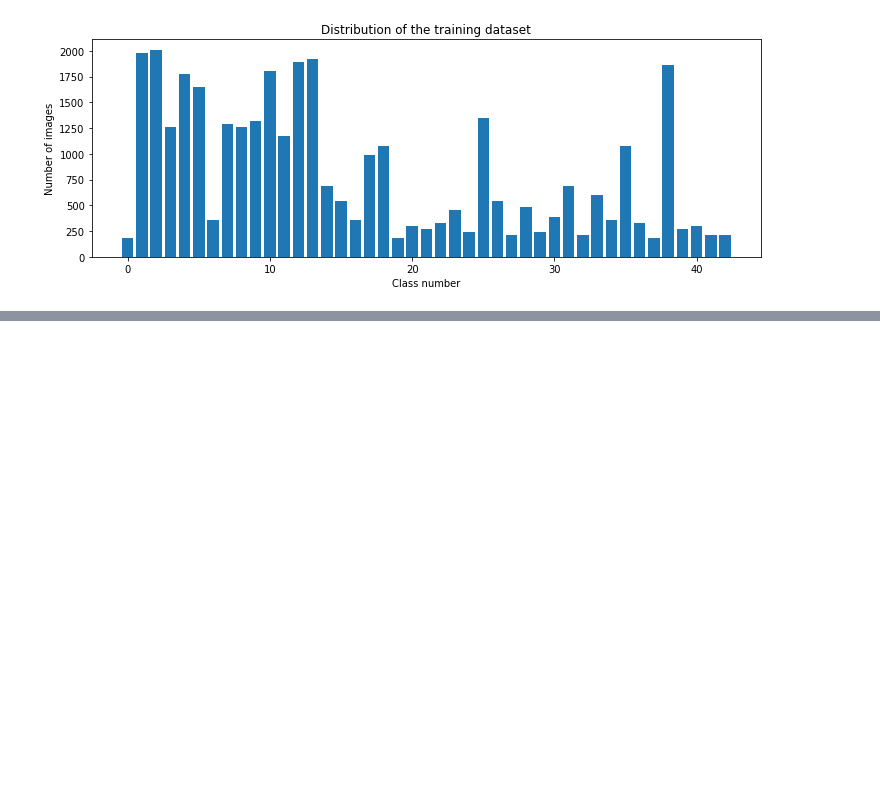
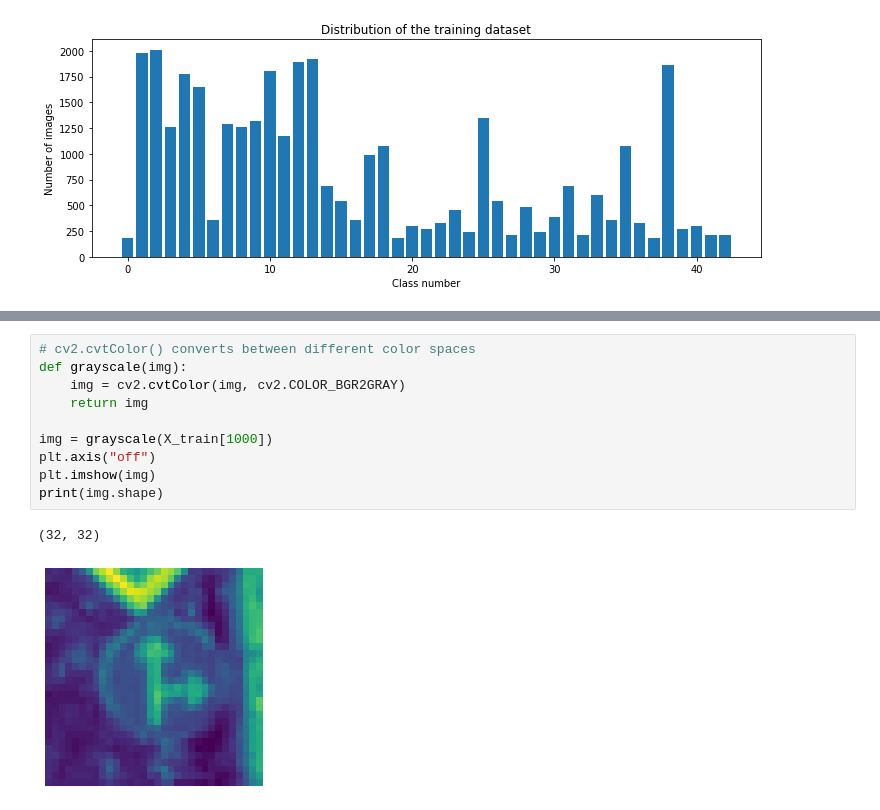
Before and after one commit to hpt1988/Applied-Deep-Learning_The-Complete-Self-Driving-Car-Course, a Jupyter notebook: traffic_signs/traffic_signs.ipynb, the cells around one changed output, grey strips where cells are left out. Cells and saved outputs as stored; diff of their text form; blank space fills up the shorter version.

```diff
--- a/traffic_signs/traffic_signs.ipynb
+++ b/traffic_signs/traffic_signs.ipynb
@@ -150,0 +178,13 @@ This means some classes might have less accurate results, as there are less data
+# %%
+# cv2.cvtColor() converts between different color spaces
+def grayscale(img):
+    img = cv2.cvtColor(img, cv2.COLOR_BGR2GRAY)
+    return img
+
+img = grayscale(X_train[1000])
+plt.axis("off")
+plt.imshow(img)
+print(img.shape)
+# %% [output]
+(32, 32)
+[figure, added]
```
Also changed, not shown: parts of 4 cells of this notebook.
